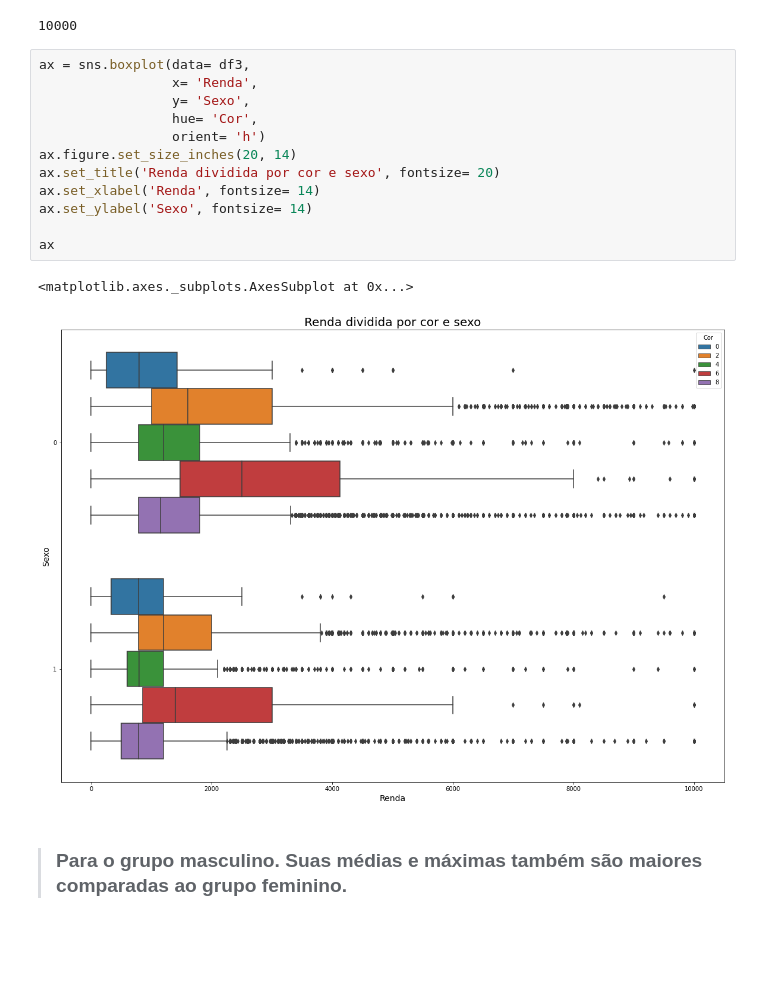
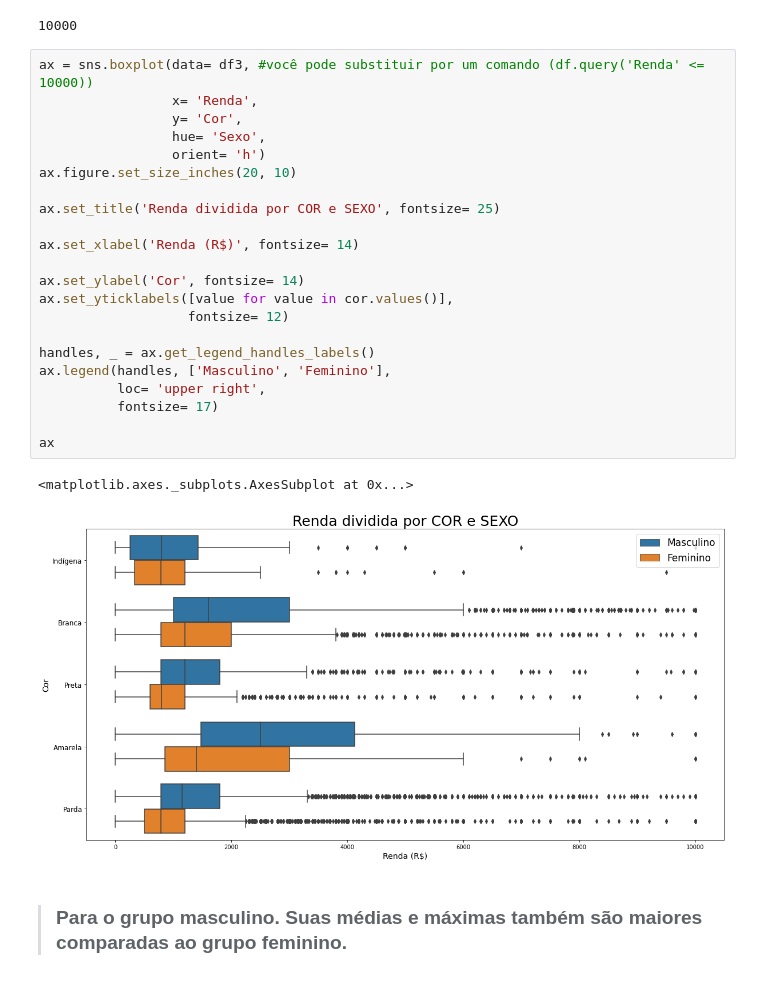
Before and after one commit to albertomendess/Estudos, a Jupyter notebook: Análise_Descritiva.ipynb, the cells around one changed output. Cells and saved outputs as stored; diff of their text form; blank space fills up the shorter version.

```diff
--- a/Análise_Descritiva.ipynb
+++ b/Análise_Descritiva.ipynb
@@ -669,20 +643,30 @@ df3['Renda'].max()
 # %% [output]
 10000
 # %%
-ax = sns.boxplot(data= df3,
+ax = sns.boxplot(data= df3, #você pode substituir por um comando (df.query('Renda' <= 10000))
                  x= 'Renda',
-                 y= 'Sexo',
-                 hue= 'Cor',
+                 y= 'Cor',
+                 hue= 'Sexo',
                  orient= 'h')
-ax.figure.set_size_inches(20, 14)
-ax.set_title('Renda dividida por cor e sexo', fontsize= 20)
-ax.set_xlabel('Renda', fontsize= 14)
-ax.set_ylabel('Sexo', fontsize= 14)
+ax.figure.set_size_inches(20, 10)
+
+ax.set_title('Renda dividida por COR e SEXO', fontsize= 25)
+
+ax.set_xlabel('Renda (R$)', fontsize= 14)
+
+ax.set_ylabel('Cor', fontsize= 14)
+ax.set_yticklabels([value for value in cor.values()],
+                   fontsize= 12)
+
+handles, _ = ax.get_legend_handles_labels()
+ax.legend(handles, ['Masculino', 'Feminino'],
+          loc= 'upper right',
+          fontsize= 17)
 
 ax
 # %% [output]
 <matplotlib.axes._subplots.AxesSubplot at 0x...>
-[figure, old version]
+[figure, new version]
 # %% [markdown]
 > ### Para o grupo masculino. Suas médias e máximas também são maiores comparadas ao grupo feminino.
 # %% [markdown]
```
Also changed, not shown: parts of 52 cells of this notebook.
